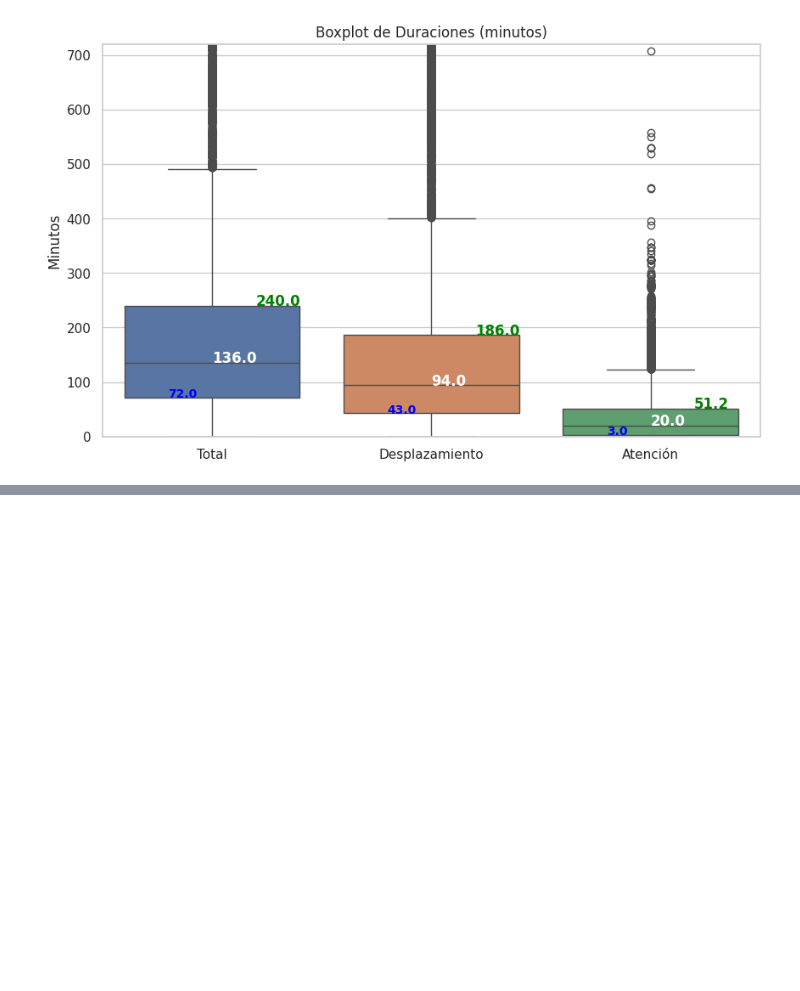
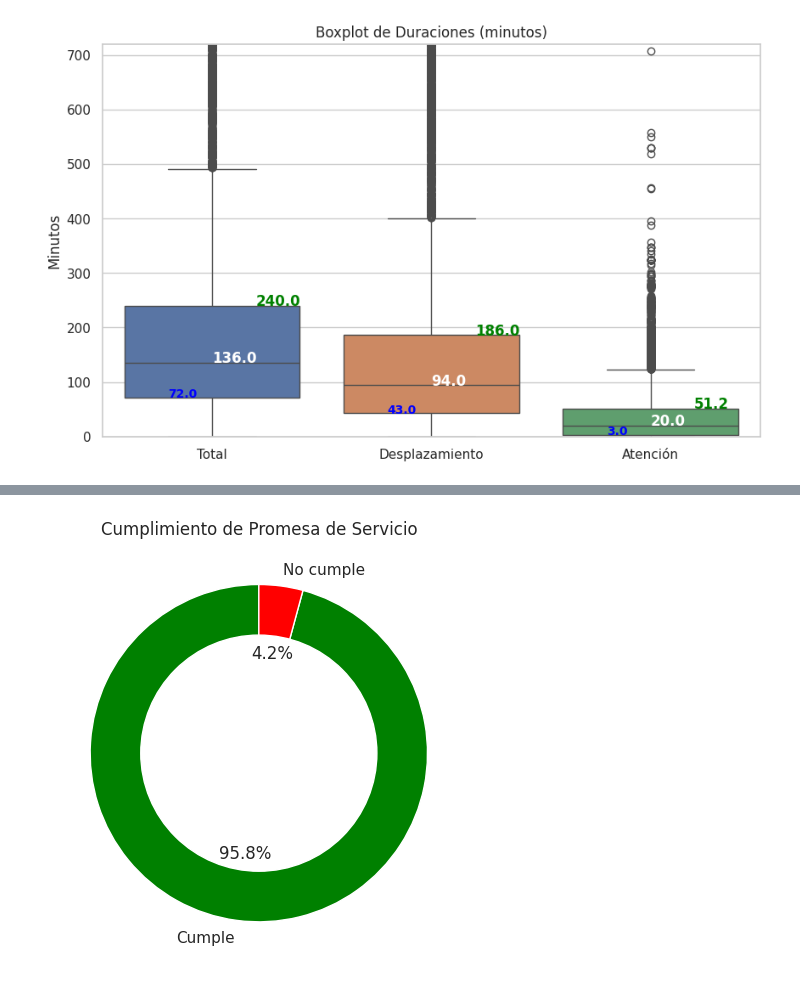
Before and after one commit to r2x4/quick__practice, a Jupyter notebook: quick_practise.ipynb, the cells around one changed output, grey strips where cells are left out. Drawn from its saved outputs; the diff is of its cells as text; code cells hidden in the pictures; blank space fills up the shorter version.

```diff
--- a/quick_practise.ipynb
+++ b/quick_practise.ipynb
@@ -267,3 +267,36 @@ df_tiempos.head(7)
 | 4 | 2025-02-18 | NaT | 2025-02-18 11:10:00 | 2019-12-31 23:59:00 | 2025-02-18 22:30:00 | 2025-02-18 22:49:00 | 2025-02-18 23:53:00 | ... |
 | 5 | 2025-02-03 | 2025-02-03 | 2025-02-03 13:20:00 | 2019-12-31 23:59:00 | 2025-02-03 13:20:00 | 2025-02-03 14:15:00 | 2025-02-03 14:48:00 | ... |
 | 6 | 2025-02-11 | 2025-02-11 | 2025-02-11 08:11:00 | 2019-12-31 23:59:00 | NaT | 2025-02-11 08:55:00 | 2025-02-11 10:21:00 | ... |
+# %%
+# Asegurarnos de que las columnas sean datetime
+df_tiempos['fecha_de_creacion'] = pd.to_datetime(df_tiempos['fecha_de_creacion'], errors='coerce')
+df_tiempos['finalizado'] = pd.to_datetime(df_tiempos['finalizado'], errors='coerce')
+
+# Calcular diferencia
+df_tiempos['tiempo_real'] = df_tiempos['finalizado'] - df_tiempos['fecha_de_creacion']
+
+# Convertir a horas y comparar con 23:59
+df_tiempos['cumplimiento_promesa'] = df_tiempos['tiempo_real'] <= pd.Timedelta(hours=23, minutes=59)
+# %%
+import matplotlib.pyplot as plt
+
+# Contar los valores True y False
+cumplimiento_counts = df_tiempos['cumplimiento_promesa'].value_counts()
+
+# Etiquetas y colores
+labels = ['Cumple', 'No cumple']
+colors = ['green', 'red']
+
+# Gráfico de rosquilla
+fig, ax = plt.subplots()
+ax.pie(cumplimiento_counts, labels=labels, colors=colors, autopct='%1.1f%%', startangle=90, wedgeprops={'width': 0.4})
+
+# Añadir círculo blanco en el centro
+centre_circle = plt.Circle((0, 0), 0.70, fc='white')
+fig.gca().add_artist(centre_circle)
+
+plt.title('Cumplimiento de Promesa de Servicio')
+plt.tight_layout()
+plt.show()
+# %% [output]
+[figure, added]
```
Also changed, not shown: parts of 2 cells of this notebook.
